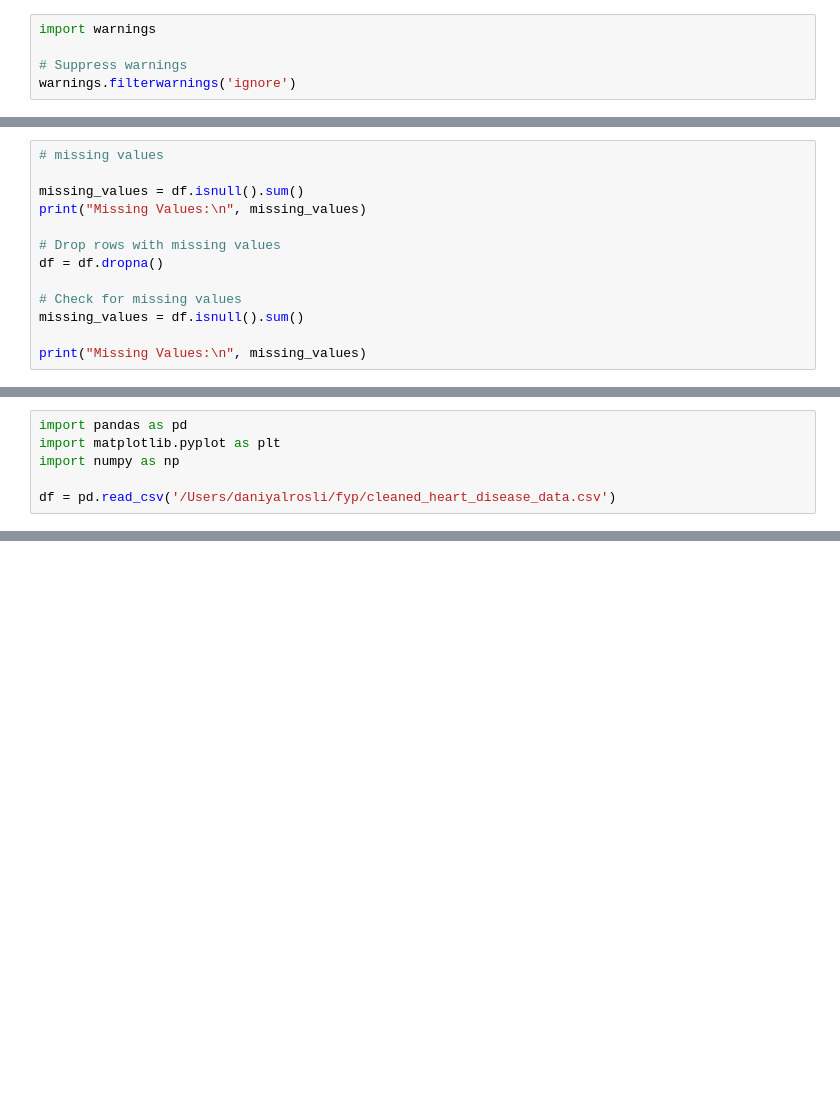
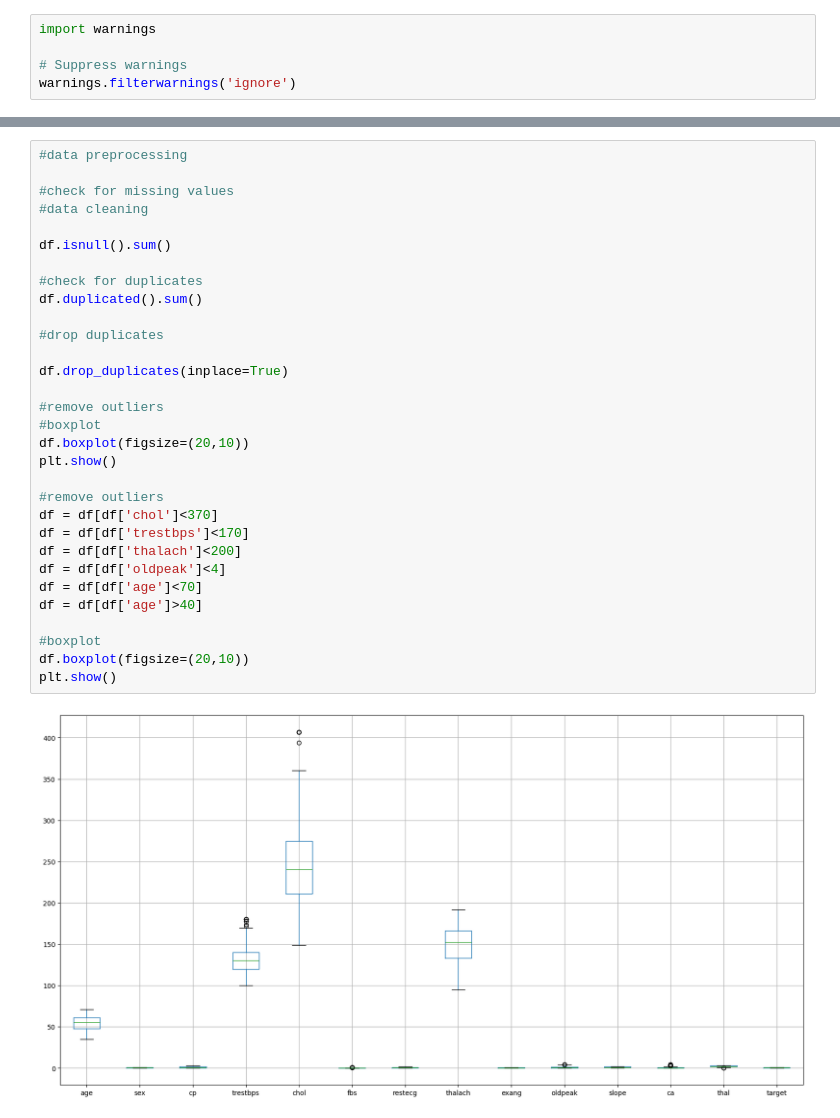
Before and after one commit to daniyalrosli/Final-Year-Project, a Jupyter notebook: model.ipynb, the cells around one changed output, grey strips where cells are left out. Saved outputs shown, nothing was run; the diff lists cells and outputs as text; blank space fills up the shorter version.

```diff
--- a/model.ipynb
+++ b/model.ipynb
@@ -90,13 +13,0 @@ plt.show()
-# %%
-# missing values
-
-missing_values = df.isnull().sum()
-print("Missing Values:\n", missing_values)
-
-# Drop rows with missing values
-df = df.dropna()
-
-# Check for missing values
-missing_values = df.isnull().sum()
-
-print("Missing Values:\n", missing_values)
@@ -820,6 +13,0 @@ ValueError: invalid literal for int() with base 10: ''
-# %%
-import pandas as pd
-import matplotlib.pyplot as plt
-import numpy as np
-
-df = pd.read_csv('/Users/daniyalrosli/fyp/cleaned_heart_disease_data.csv')
@@ -1487,0 +38,33 @@ plot_classification_report(rf_report, title='Random Forest Classification Report
+# %%
+#data preprocessing
+
+#check for missing values
+#data cleaning
+
+df.isnull().sum()
+
+#check for duplicates
+df.duplicated().sum()
+
+#drop duplicates
+
+df.drop_duplicates(inplace=True)
+
+#remove outliers
+#boxplot
+df.boxplot(figsize=(20,10))
+plt.show()
+
+#remove outliers
+df = df[df['chol']<370]
+df = df[df['trestbps']<170]
+df = df[df['thalach']<200]
+df = df[df['oldpeak']<4]
+df = df[df['age']<70]
+df = df[df['age']>40]
+
+#boxplot
+df.boxplot(figsize=(20,10))
+plt.show()
+# %% [output]
+[figure, added]
```
Also changed, not shown: parts of 70 cells of this notebook, 9 other files.
